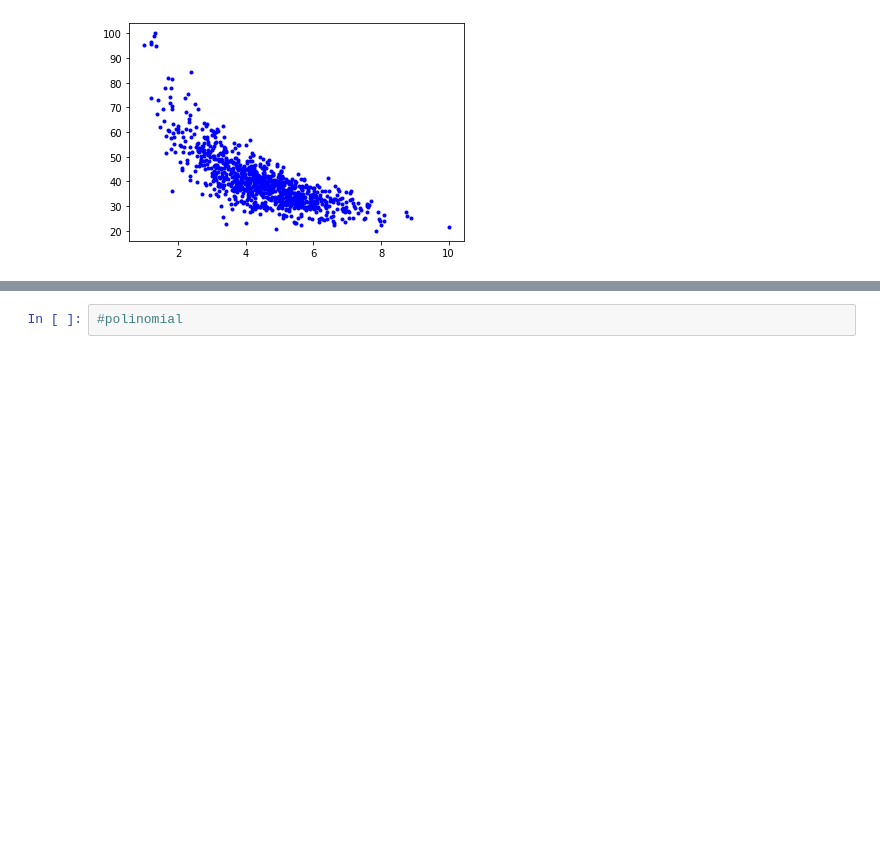
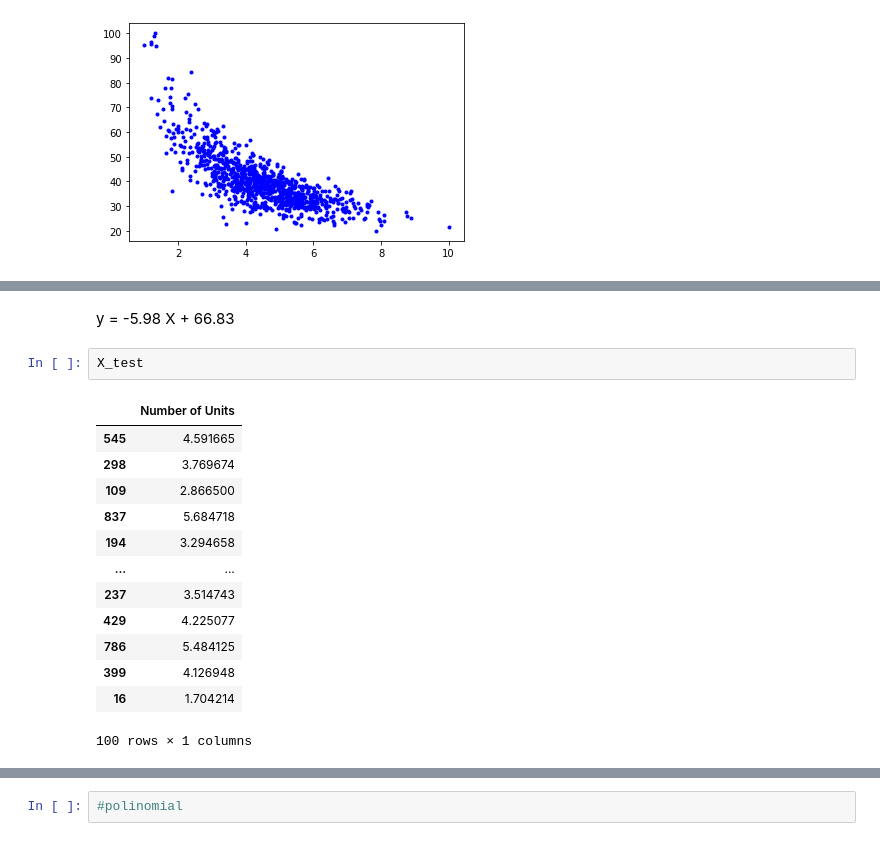
Before and after one commit to PosgradoMNA/actividades-de-aprendizaje-Ed9ar, a Jupyter notebook: TecMty_Regresion_lineal_polinomial.ipynb, the cells around one changed output, grey strips where cells are left out. Drawn from its saved outputs; the diff is of its cells as text; blank space fills up the shorter version.

```diff
--- a/TecMty_Regresion_lineal_polinomial.ipynb
+++ b/TecMty_Regresion_lineal_polinomial.ipynb
@@ -306,0 +353,18 @@ plt.plot(X,y,'b.')
+# %% [markdown]
+y = -5.98 X + 66.83
+# %%
+X_test
+# %% [output]
+|  | Number of Units |
+| 545 | 4.591665 |
+| 298 | 3.769674 |
+| 109 | 2.866500 |
+| 837 | 5.684718 |
+| 194 | 3.294658 |
+| ... | ... |
+| 237 | 3.514743 |
+| 429 | 4.225077 |
+| 786 | 5.484125 |
+| 399 | 4.126948 |
+| 16 | 1.704214 |
+100 rows × 1 columns
```
Also changed, not shown: parts of 17 cells of this notebook.
